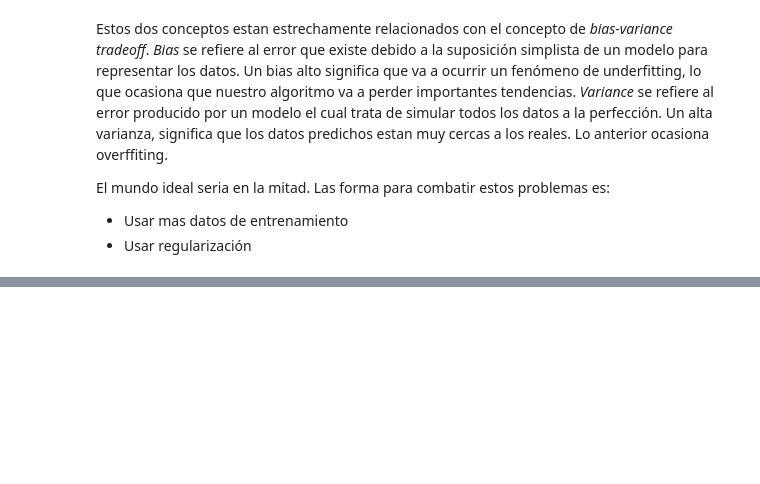
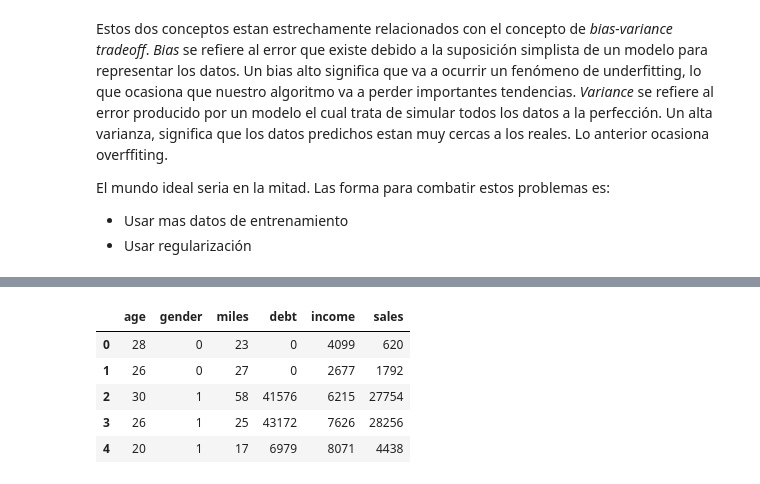
Before and after one commit to sruap1214/EC_Finance, a Jupyter notebook: Notebooks/07_MachineLearningRegression.ipynb, the cells around one changed output, grey strips where cells are left out. Saved outputs shown, nothing was run; the diff lists cells and outputs as text; code cells hidden in the pictures; blank space fills up the shorter version.

```diff
--- a/Notebooks/07_MachineLearningRegression.ipynb
+++ b/Notebooks/07_MachineLearningRegression.ipynb
@@ -489,0 +559,12 @@ La validación cruzada consiste en encontrar el mejor modelo o arquitectura posi
+# %%
+import pandas as pd
+
+dataset = pd.read_csv("./data/cars.csv")
+dataset.head()
+# %% [output]
+|  | age | gender | miles | debt | income | sales |
+| 0 | 28 | 0 | 23 | 0 | 4099 | 620 |
+| 1 | 26 | 0 | 27 | 0 | 2677 | 1792 |
+| 2 | 30 | 1 | 58 | 41576 | 6215 | 27754 |
+| 3 | 26 | 1 | 25 | 43172 | 7626 | 28256 |
+| 4 | 20 | 1 | 17 | 6979 | 8071 | 4438 |
```
Also changed, not shown: parts of 13 cells of this notebook, 4 other files.
